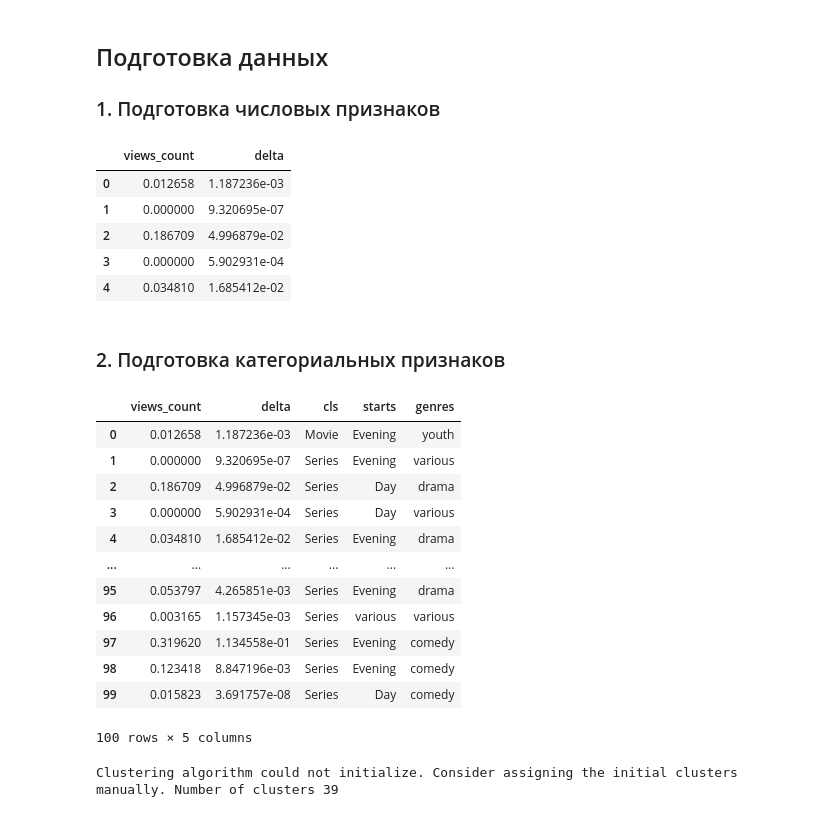
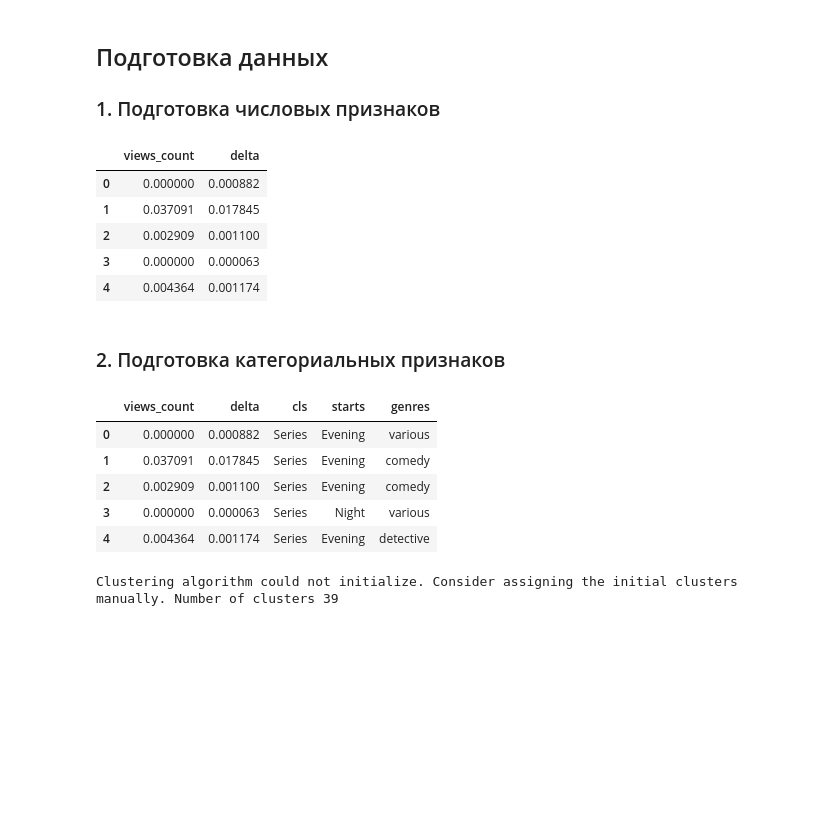
Before and after one commit to Patrick7777777/users_segmentation, a Jupyter notebook: k_prototypes.ipynb, the cells around one changed output. Cells and saved outputs as stored; diff of their text form; code cells hidden in the pictures; blank space fills up the shorter version.

```diff
--- a/k_prototypes.ipynb
+++ b/k_prototypes.ipynb
@@ -14,7 +14,12 @@ from utils import multiple_graphs
 # %% [markdown]
 Считываем подготовленный датасет
 # %%
-df = pd.read_csv('Result_26_5.csv')
+df = pd.read_csv('Result_21_5.csv')
+df = df.head(6000)
+
+# Делаем преобразования некоторых полей, с помощью библиотеки ast после импорта из csv
+for col in df.drop(['profile_id', 'geo'], axis=1).select_dtypes(include='object').columns:
+    df[col] = df[col].apply(lambda x: ast.literal_eval(x) if pd.notnull(x) else [])
 df.head()
 # %% [output]
 |  | profile_id | profile_is_child | geo | product_ids | device | delta | positive | negative | genres | ... |
@@ -51,8 +53,7 @@ memory usage: 204.5+ KB
 ### 1. Подготовка числовых признаков
 # %%
 X = pd.DataFrame()
-product_ids = df['product_ids'].apply(lambda x: ast.literal_eval(x) if pd.notnull(x) else [])
-df['views_count'] = product_ids.map(lambda x: len(x))
+df['views_count'] = df['product_ids'].map(lambda x: len(x))
 # Так как в числовых признаках большой разброс делаем нормализацию данных
 scaler = MinMaxScaler()
 cols = [
@@ -65,11 +66,11 @@ X[cols] = scaler.fit_transform(df[cols])
 X.head()
 # %% [output]
 |  | views_count | delta |
-| 0 | 0.012658 | 1.187236e-03 |
-| 1 | 0.000000 | 9.320695e-07 |
-| 2 | 0.186709 | 4.996879e-02 |
-| 3 | 0.000000 | 5.902931e-04 |
-| 4 | 0.034810 | 1.685412e-02 |
+| 0 | 0.000000 | 0.000882 |
+| 1 | 0.037091 | 0.017845 |
+| 2 | 0.002909 | 0.001100 |
+| 3 | 0.000000 | 0.000063 |
+| 4 | 0.004364 | 0.001174 |
 # %% [markdown]
 ### 2. Подготовка категориальных признаков
 # %%
@@ -86,60 +87,44 @@ def data_binarize(series):
     return pd.DataFrame(encoded, columns=mlb.classes_)
 
 def time_of_day(h):
     if 5 <= h < 11: return 'Morning'
     elif 11 <= h < 17: return 'Day'
     elif 17 <= h < 23: return 'Evening'
     else: return 'Night'
 
-classes = df['cls'].apply(lambda x: ast.literal_eval(x) if pd.notnull(x) else [])
-classes_df = classes.apply(most_frequent)
-
-devices = df['device'].apply(lambda x: ast.literal_eval(x) if pd.notnull(x) else [])
-devices_df = devices.apply(most_frequent)
-
-starts = df['starts'].apply(lambda x: ast.literal_eval(x) if pd.notnull(x) else [])
-
-times_of_day = starts.apply(
+classes_df = df['cls'].apply(most_frequent)
+devices_df = df['device'].apply(most_frequent)
+times_of_day = df['starts'].apply(
     lambda times: [time_of_day(pd.to_datetime(t, format='%Y-%m-%d %H:%M:%S', errors='coerce').hour) for t in times if t]
 )
 period_df = times_of_day.apply(most_frequent)
 
-weekdays = starts.apply(
+weekdays = df['starts'].apply(
     lambda times: [
         'weekend' if pd.to_datetime(t, format='%Y-%m-%d %H:%M:%S', errors='coerce').weekday() in [5, 6] else 'weekdays'
         for t in times if t
     ]
 )
 weekdays_df = weekdays.apply(most_frequent)
-
-genres = df['genres'].apply(lambda x: ast.literal_eval(x) if pd.notnull(x) else [])
-
-genres_df = genres.apply(most_frequent)
+genres_df = df['genres'].apply(most_frequent)
 
 X = pd.concat([
     X,
     # df['profile_is_child'].fillna(0).astype(int),
     classes_df,
     # devices_df,
     # weekdays_df,
     period_df,
     genres_df
 ], axis=1)
-X.head(100)
+X.head()
 # %% [output]
 |  | views_count | delta | cls | starts | genres |
-| 0 | 0.012658 | 1.187236e-03 | Movie | Evening | youth |
-| 1 | 0.000000 | 9.320695e-07 | Series | Evening | various |
-| 2 | 0.186709 | 4.996879e-02 | Series | Day | drama |
-| 3 | 0.000000 | 5.902931e-04 | Series | Day | various |
-| 4 | 0.034810 | 1.685412e-02 | Series | Evening | drama |
-| ... | ... | ... | ... | ... | ... |
-| 95 | 0.053797 | 4.265851e-03 | Series | Evening | drama |
-| 96 | 0.003165 | 1.157345e-03 | Series | various | various |
-| 97 | 0.319620 | 1.134558e-01 | Series | Evening | comedy |
-| 98 | 0.123418 | 8.847196e-03 | Series | Evening | comedy |
-| 99 | 0.015823 | 3.691757e-08 | Series | Day | comedy |
+| 0 | 0.000000 | 0.000882 | Series | Evening | various |
+| 1 | 0.037091 | 0.017845 | Series | Evening | comedy |
+| 2 | 0.002909 | 0.001100 | Series | Evening | comedy |
+| 3 | 0.000000 | 0.000063 | Series | Night | various |
+| 4 | 0.004364 | 0.001174 | Series | Evening | detective |
-100 rows × 5 columns
 # %%
 cats = list(range(2, len(X.columns)))
 X_train = X.head(200)
```
Also changed, not shown: parts of 11 cells of this notebook, 3 other files.
